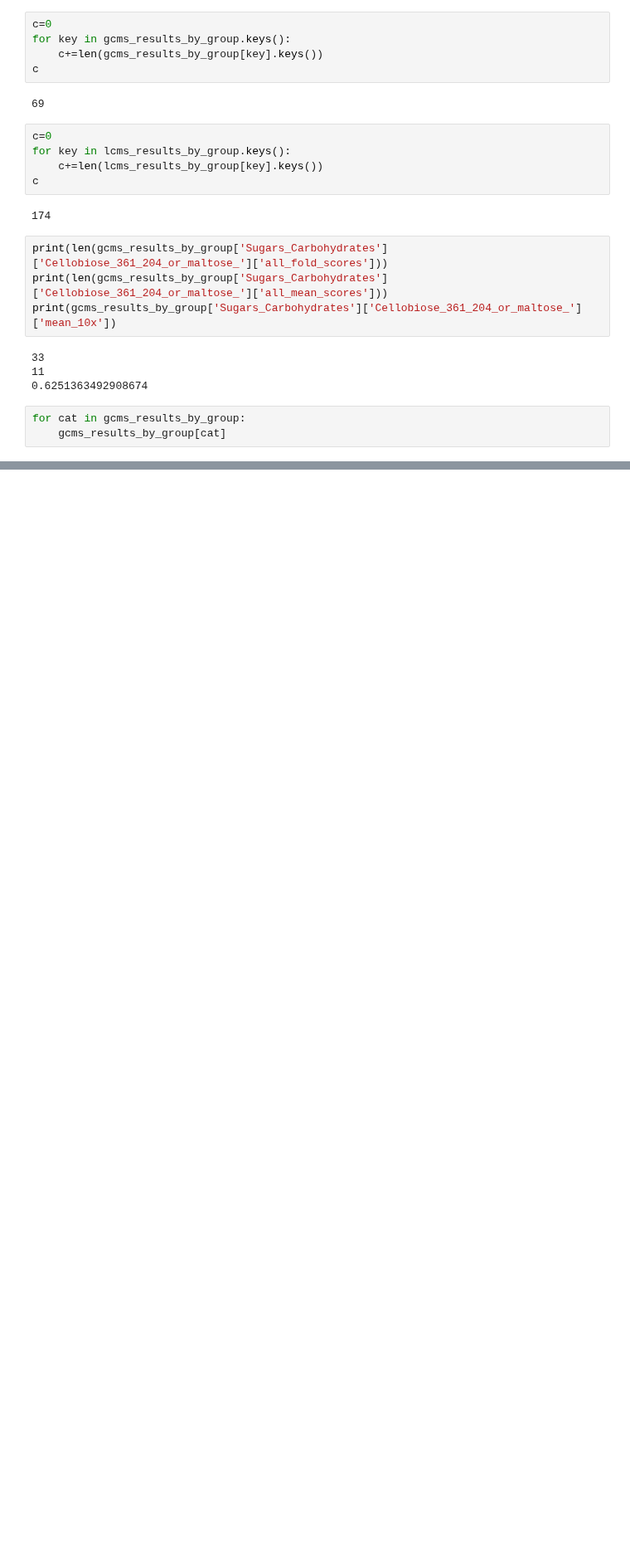
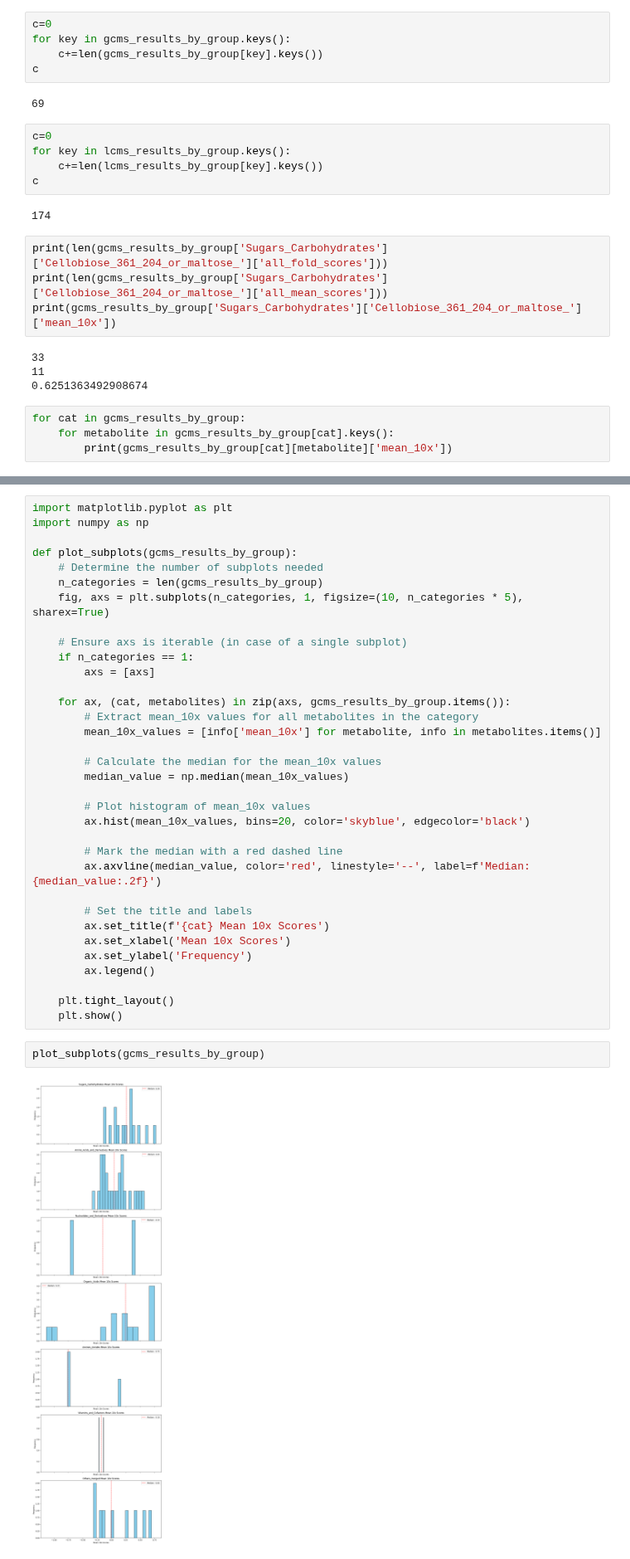
Before and after one commit to Yawkward/x.elegans, a Jupyter notebook: main_figures/performance_per_metabolite_class.ipynb, the cells around one changed output, grey strips where cells are left out. Shown at 83% size. Cells and saved outputs as stored; diff of their text form; blank space fills up the shorter version.

Commit message:
Figure 2

```diff
--- a/main_figures/performance_per_metabolite_class.ipynb
+++ b/main_figures/performance_per_metabolite_class.ipynb
@@ -263,5 +263,6 @@ print(gcms_results_by_group['Sugars_Carbohydrates']['Cellobiose_361_204_or_malto
 0.6251363492908674
 # %%
 for cat in gcms_results_by_group:
-    gcms_results_by_group[cat]
+    for metabolite in gcms_results_by_group[cat].keys():
+        print(gcms_results_by_group[cat][metabolite]['mean_10x'])
 # %% [output]
@@ -274,0 +286,38 @@ Others_merged
+# %%
+import matplotlib.pyplot as plt
+import numpy as np
+
+def plot_subplots(gcms_results_by_group):
+    # Determine the number of subplots needed
+    n_categories = len(gcms_results_by_group)
+    fig, axs = plt.subplots(n_categories, 1, figsize=(10, n_categories * 5), sharex=True)
+
+    # Ensure axs is iterable (in case of a single subplot)
+    if n_categories == 1:
+        axs = [axs]
+
+    for ax, (cat, metabolites) in zip(axs, gcms_results_by_group.items()):
+        # Extract mean_10x values for all metabolites in the category
+        mean_10x_values = [info['mean_10x'] for metabolite, info in metabolites.items()]
+
+        # Calculate the median for the mean_10x values
+        median_value = np.median(mean_10x_values)
+
+        # Plot histogram of mean_10x values
+        ax.hist(mean_10x_values, bins=20, color='skyblue', edgecolor='black')
+
+        # Mark the median with a red dashed line
+        ax.axvline(median_value, color='red', linestyle='--', label=f'Median: {median_value:.2f}')
+
+        # Set the title and labels
+        ax.set_title(f'{cat} Mean 10x Scores')
+        ax.set_xlabel('Mean 10x Scores')
+        ax.set_ylabel('Frequency')
+        ax.legend()
+
+    plt.tight_layout()
+    plt.show()
+# %%
+plot_subplots(gcms_results_by_group)
+# %% [output]
+[figure, added]
```
Also changed, not shown: parts of 3 cells of this notebook.
